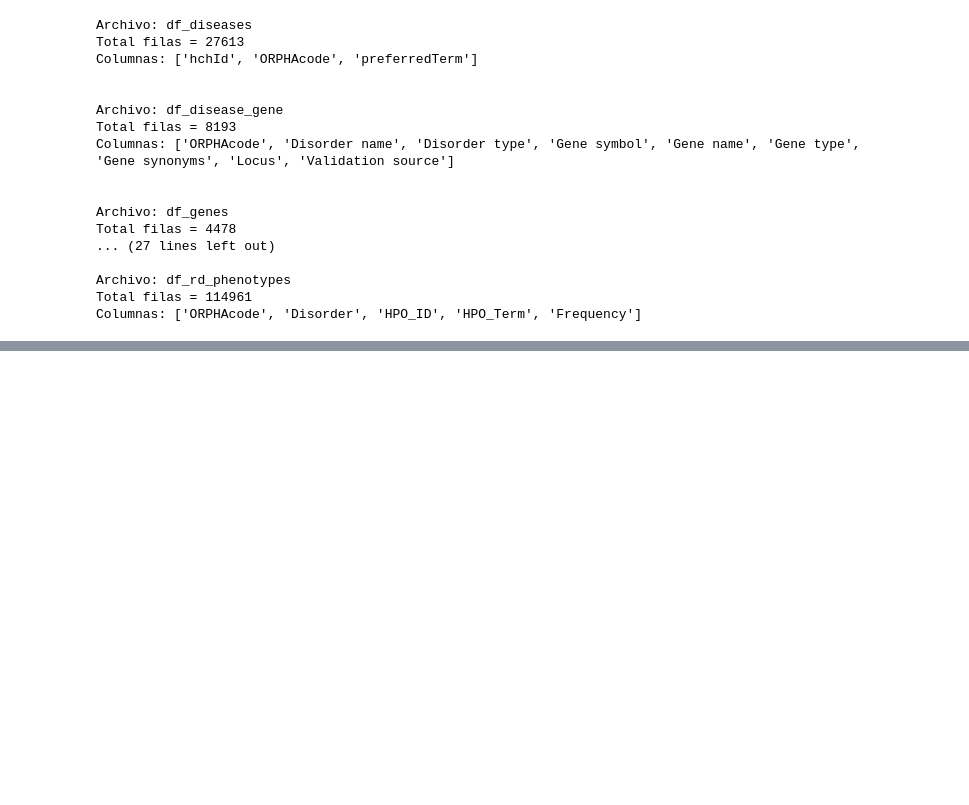
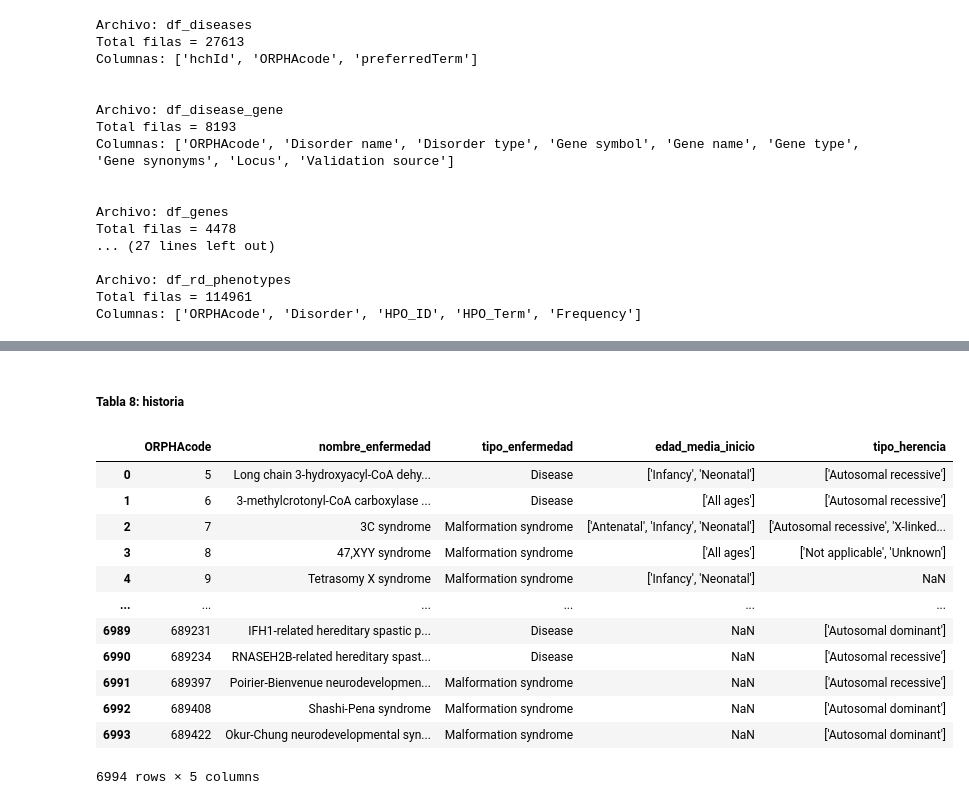
Before and after one commit to Muriburu/ITAcademy, a Jupyter notebook: Sprint 10 - Pràctica final/Code/Tratamiento_datos_Orphadata.ipynb, the cells around one changed output, grey strips where cells are left out. Drawn from its saved outputs; the diff is of its cells as text; code cells hidden in the pictures; blank space fills up the shorter version.

```diff
--- a/Sprint 10 - Pràctica final/Code/Tratamiento_datos_Orphadata.ipynb
+++ b/Sprint 10 - Pràctica final/Code/Tratamiento_datos_Orphadata.ipynb
@@ -245,0 +451,22 @@ memory usage: 1.2+ MB
+# %% [markdown]
+##### Tabla 8: historia
+# %%
+historia = orphadata['df_rd_history']
+historia = historia.drop(columns=['data', 'Date', 'OrphanetURL', 'DisorderGroup'])
+historia = historia.rename(columns={'AverageAgeOfOnset': 'edad_media_inicio', 'TypeOfInheritance': 'tipo_herencia', 'Typology': 'tipo_enfermedad', 'Preferred term': 'nombre_enfermedad'})
+historia = historia[['ORPHAcode', 'nombre_enfermedad', 'tipo_enfermedad', 'edad_media_inicio', 'tipo_herencia']]
+historia
+# %% [output]
+|  | ORPHAcode | nombre_enfermedad | tipo_enfermedad | edad_media_inicio | tipo_herencia |
+| 0 | 5 | Long chain 3-hydroxyacyl-CoA dehy... | Disease | ['Infancy', 'Neonatal'] | ['Autosomal recessive'] |
+| 1 | 6 | 3-methylcrotonyl-CoA carboxylase ... | Disease | ['All ages'] | ['Autosomal recessive'] |
+| 2 | 7 | 3C syndrome | Malformation syndrome | ['Antenatal', 'Infancy', 'Neonatal'] | ['Autosomal recessive', 'X-linked... |
+| 3 | 8 | 47,XYY syndrome | Malformation syndrome | ['All ages'] | ['Not applicable', 'Unknown'] |
+| 4 | 9 | Tetrasomy X syndrome | Malformation syndrome | ['Infancy', 'Neonatal'] | NaN |
+| ... | ... | ... | ... | ... | ... |
+| 6989 | 689231 | IFH1-related hereditary spastic p... | Disease | NaN | ['Autosomal dominant'] |
+| 6990 | 689234 | RNASEH2B-related hereditary spast... | Disease | NaN | ['Autosomal recessive'] |
+| 6991 | 689397 | Poirier-Bienvenue neurodevelopmen... | Malformation syndrome | NaN | ['Autosomal recessive'] |
+| 6992 | 689408 | Shashi-Pena syndrome | Malformation syndrome | NaN | ['Autosomal dominant'] |
+| 6993 | 689422 | Okur-Chung neurodevelopmental syn... | Malformation syndrome | NaN | ['Autosomal dominant'] |
+6994 rows × 5 columns
```
Also changed, not shown: parts of 45 cells of this notebook, 9 other files.
